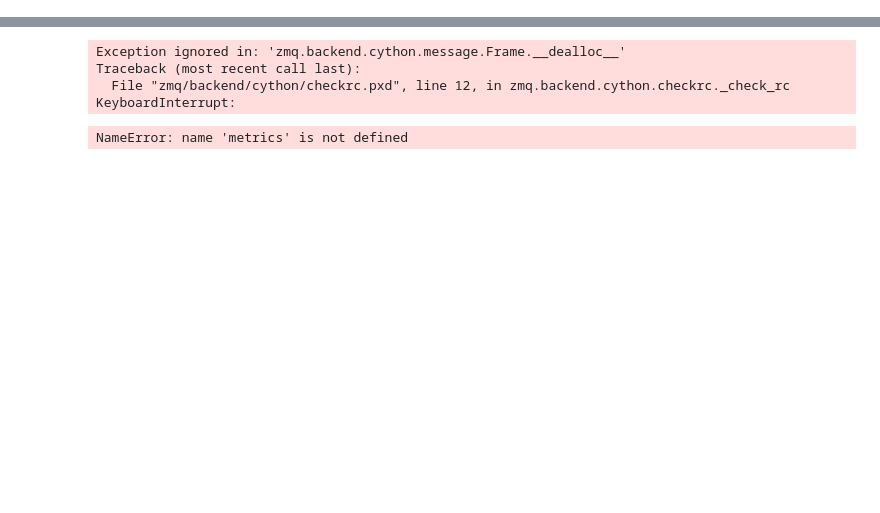
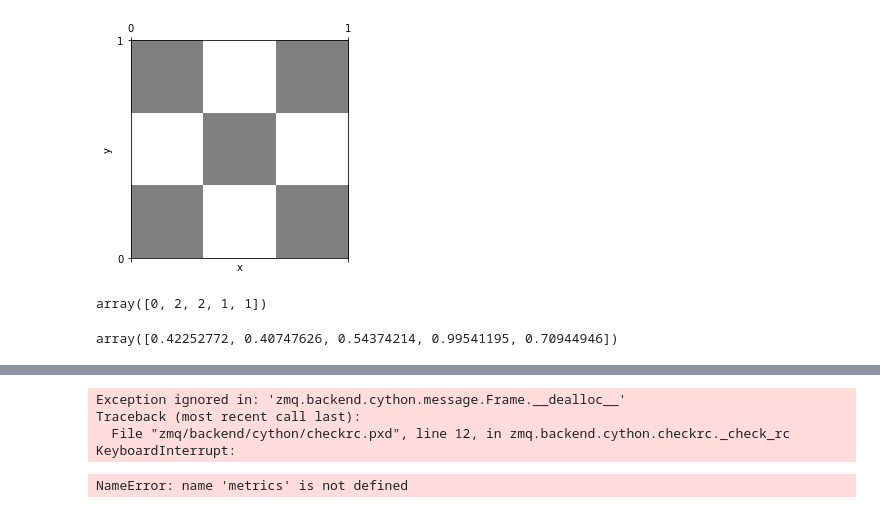
Before and after one commit to ParrotPrediction/pyalcs, a Jupyter notebook: docs/source/notebooks/rACS in Checkerboard.ipynb, the cells around one changed output, grey strips where cells are left out. Cells and saved outputs as stored; diff of their text form; code cells hidden in the pictures; blank space fills up the shorter version.

```diff
--- a/docs/source/notebooks/rACS in Checkerboard.ipynb
+++ b/docs/source/notebooks/rACS in Checkerboard.ipynb
@@ -29,0 +33,30 @@ env.reset();
+# %%
+# plot 2d checkerboard
+np_board = env.env._board.board
+
+fig = plt.figure()
+ax = fig.add_subplot(111)
+
+ax.matshow(np_board, cmap=plt.get_cmap('gray_r'), extent=(0, 1, 0, 1), alpha=.5)
+ax.set_xlabel("x")
+ax.set_ylabel("y")
+
+plt.show()
+# %% [output]
+[figure, added]
+# %%
+def encode(p, bits):
+    return int(RealValueEncoder(bits).encode(p))
+
+def encode_array(arr, bits):
+    return np.fromiter((encode(x, bits=bits) for x in arr), np.int)
+
+a = np.random.random(5)
+encode_array(a, 2)
+# %% [output]
+array([0, 2, 2, 1, 1])
+# %%
+x = np.random.random(5)
+x
+# %% [output]
+array([0.42252772, 0.40747626, 0.54374214, 0.99541195, 0.70944946])
```
Also changed, not shown: parts of 2 cells of this notebook, 10 other files.
